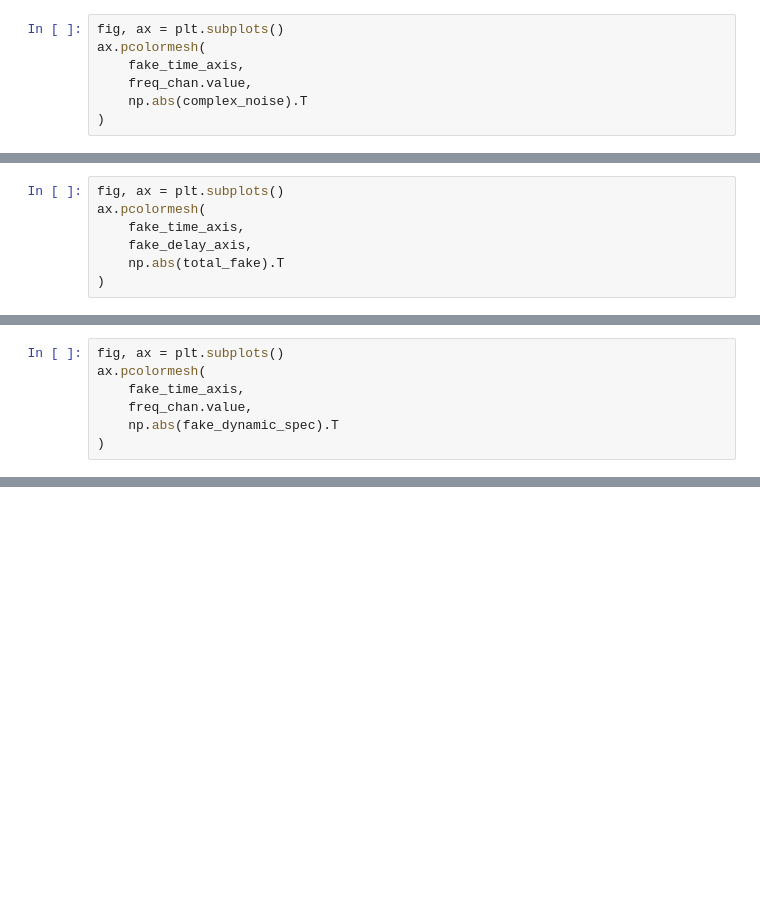
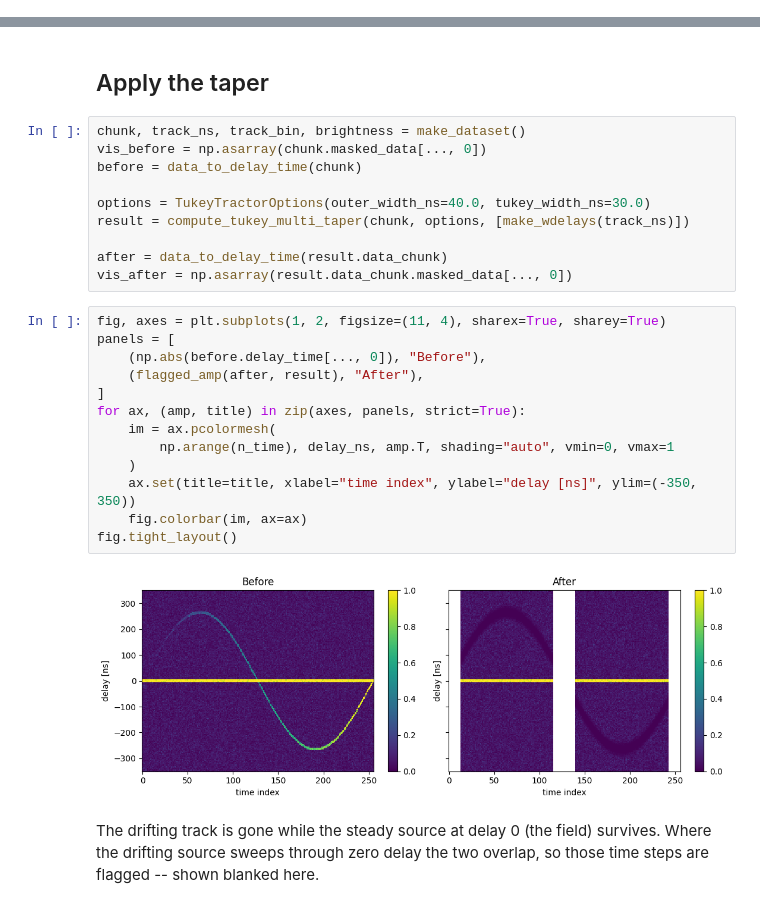
Before and after one commit to flint-crew/jolly-roger, a Jupyter notebook: docs/example.ipynb, the cells around one changed output, grey strips where cells are left out. Cells and saved outputs as stored; diff of their text form; blank space fills up the shorter version.

```diff
--- a/docs/example.ipynb
+++ b/docs/example.ipynb
@@ -32,7 +0,0 @@ fake_time_axis = np.linspace(0, 1, n_time)
-# %%
-fig, ax = plt.subplots()
-ax.pcolormesh(
-    fake_time_axis,
-    freq_chan.value,
-    np.abs(complex_noise).T
-)
@@ -67,7 +0,0 @@ total_fake = fake_delay_time + amp_grid.T
-# %%
-fig, ax = plt.subplots()
-ax.pcolormesh(
-    fake_time_axis,
-    fake_delay_axis,
-    np.abs(total_fake).T
-)
@@ -83,7 +0,0 @@ fake_dynamic_spec = np.fft.ifft(
-# %%
-fig, ax = plt.subplots()
-ax.pcolormesh(
-    fake_time_axis,
-    freq_chan.value,
-    np.abs(fake_dynamic_spec).T
-)
@@ -135,0 +106,31 @@ TypeError: DataChunk.__init__() missing 9 required positional arguments: 'freq_c
+# %% [markdown]
+## Apply the taper
+# %%
+chunk, track_ns, track_bin, brightness = make_dataset()
+vis_before = np.asarray(chunk.masked_data[..., 0])
+before = data_to_delay_time(chunk)
+
+options = TukeyTractorOptions(outer_width_ns=40.0, tukey_width_ns=30.0)
+result = compute_tukey_multi_taper(chunk, options, [make_wdelays(track_ns)])
+
+after = data_to_delay_time(result.data_chunk)
+vis_after = np.asarray(result.data_chunk.masked_data[..., 0])
+# %%
+fig, axes = plt.subplots(1, 2, figsize=(11, 4), sharex=True, sharey=True)
+panels = [
+    (np.abs(before.delay_time[..., 0]), "Before"),
+    (flagged_amp(after, result), "After"),
+]
+for ax, (amp, title) in zip(axes, panels, strict=True):
+    im = ax.pcolormesh(
+        np.arange(n_time), delay_ns, amp.T, shading="auto", vmin=0, vmax=1
+    )
+    ax.set(title=title, xlabel="time index", ylabel="delay [ns]", ylim=(-350, 350))
+    fig.colorbar(im, ax=ax)
+fig.tight_layout()
+# %% [output]
+[figure, added]
+# %% [markdown]
+The drifting track is gone while the steady source at delay 0 (the field)
+survives. Where the drifting source sweeps through zero delay the two overlap,
+so those time steps are flagged -- shown blanked here.
```
Also changed, not shown: parts of 25 cells of this notebook, 4 other files.
